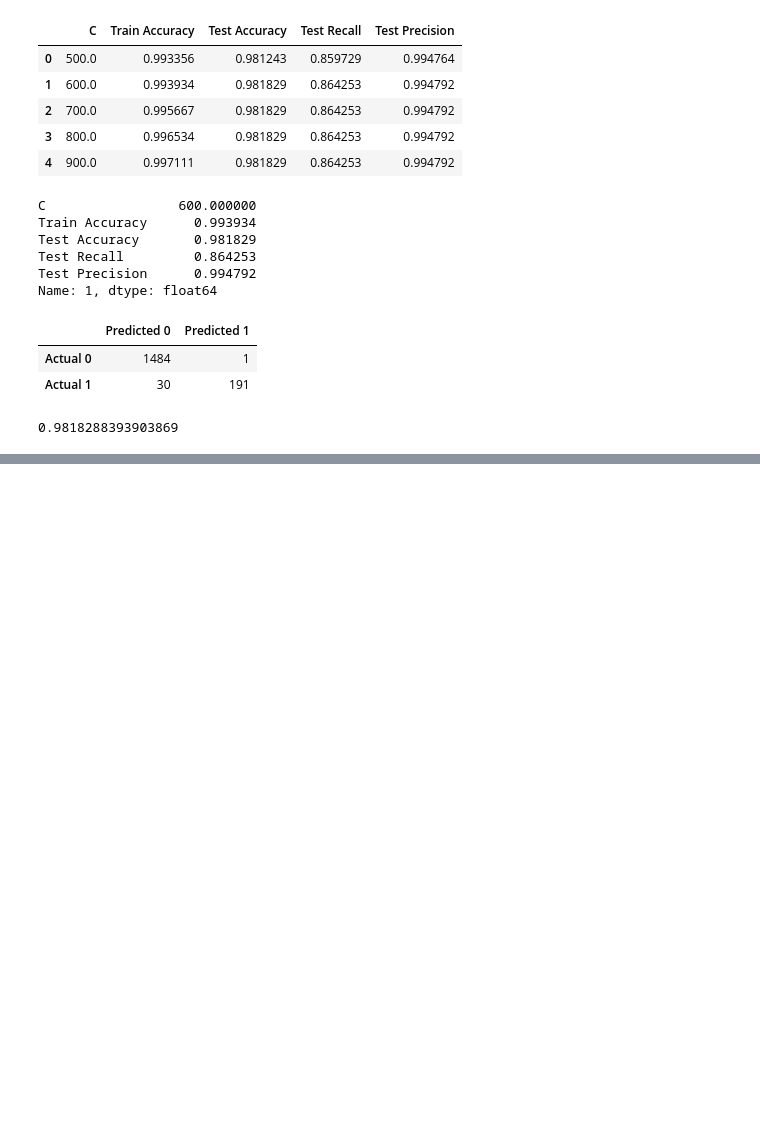
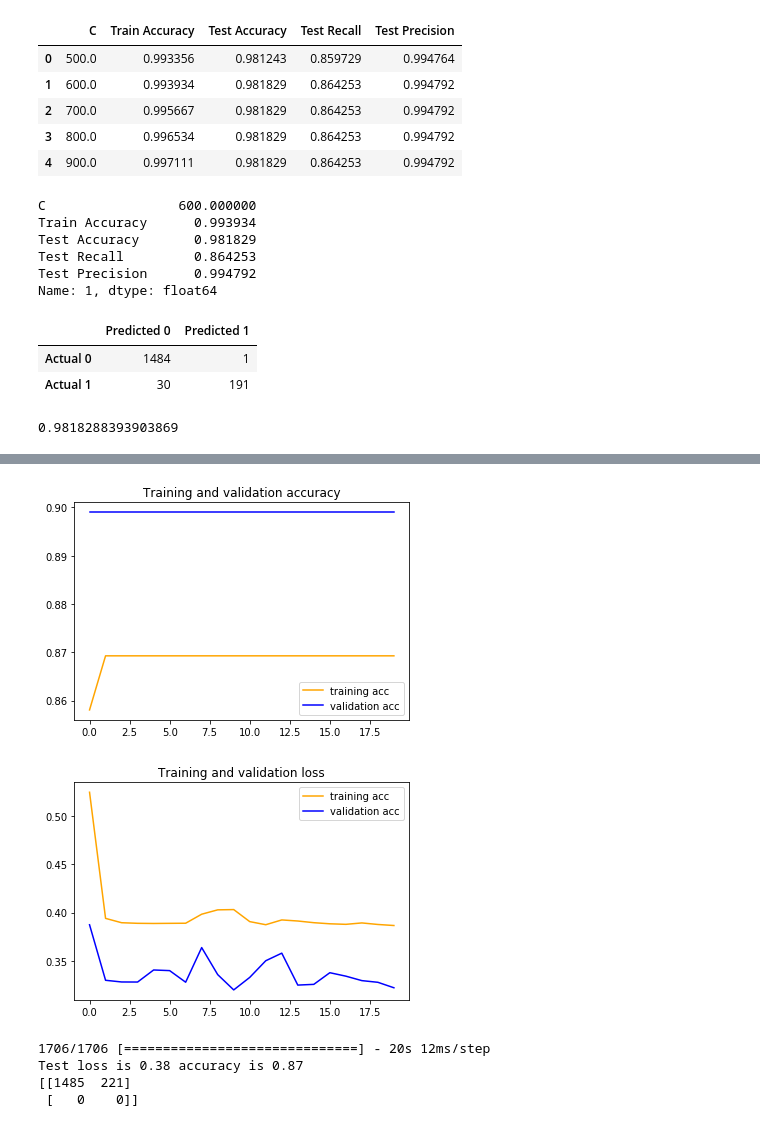
Before and after one commit to nsumlcse533/ctmnlp, a Jupyter notebook: 1935376/smsnlprajib_colab_final.ipynb, the cells around one changed output, grey strips where cells are left out. Cells and saved outputs as stored; diff of their text form; code cells hidden in the pictures; blank space fills up the shorter version.

```diff
--- a/1935376/smsnlprajib_colab_final.ipynb
+++ b/1935376/smsnlprajib_colab_final.ipynb
@@ -621,0 +681,9 @@ Test loss is 0.39 accuracy is 0.87
+# %%
+#Usnig RNN
+model = Sequential()
+model.add(Embedding(max_words, 32))
+model.add(SimpleRNN(32))
+model.add(Dense(1, activation='sigmoid'))
+
+model.compile(optimizer='rmsprop', loss='binary_crossentropy', metrics=['acc'])
+history_rnn = model.fit(X_train, y_train, epochs=20, batch_size=60, validation_split=0.2)
@@ -622 +708,35 @@ Test loss is 0.39 accuracy is 0.87
+# %%
+#Usnig RNN
+acc = history_rnn.history['acc']
+val_acc = history_rnn.history['val_acc']
+loss = history_rnn.history['loss']
+val_loss = history_rnn.history['val_loss']
+epochs = range(len(acc))
+plt.plot(epochs, acc, '-', color='orange', label='training acc')
+plt.plot(epochs, val_acc, '-', color='blue', label='validation acc')
+plt.title('Training and validation accuracy')
+plt.legend()
+plt.show()
+
+plt.plot(epochs, loss, '-', color='orange', label='training acc')
+plt.plot(epochs, val_loss,  '-', color='blue', label='validation acc')
+plt.title('Training and validation loss')
+plt.legend()
+plt.show()
+# %% [output]
+[figure, added]
+[figure, added]
+# %%
+#Usnig RNN
+pred = model.predict_classes(X_test)
+acc = model.evaluate(X_test, y_test)
+proba_rnn = model.predict_proba(X_test)
+from sklearn.metrics import confusion_matrix
+print("Test loss is {0:.2f} accuracy is {1:.2f}  ".format(acc[0],acc[1]))
+print(confusion_matrix(pred, y_test))
+# %% [output]
+1706/1706 [==============================] - 20s 12ms/step
+Test loss is 0.38 accuracy is 0.87
+[[1485  221]
+ [   0    0]]
 # %%
```
Also changed, not shown: parts of 12 cells of this notebook.
